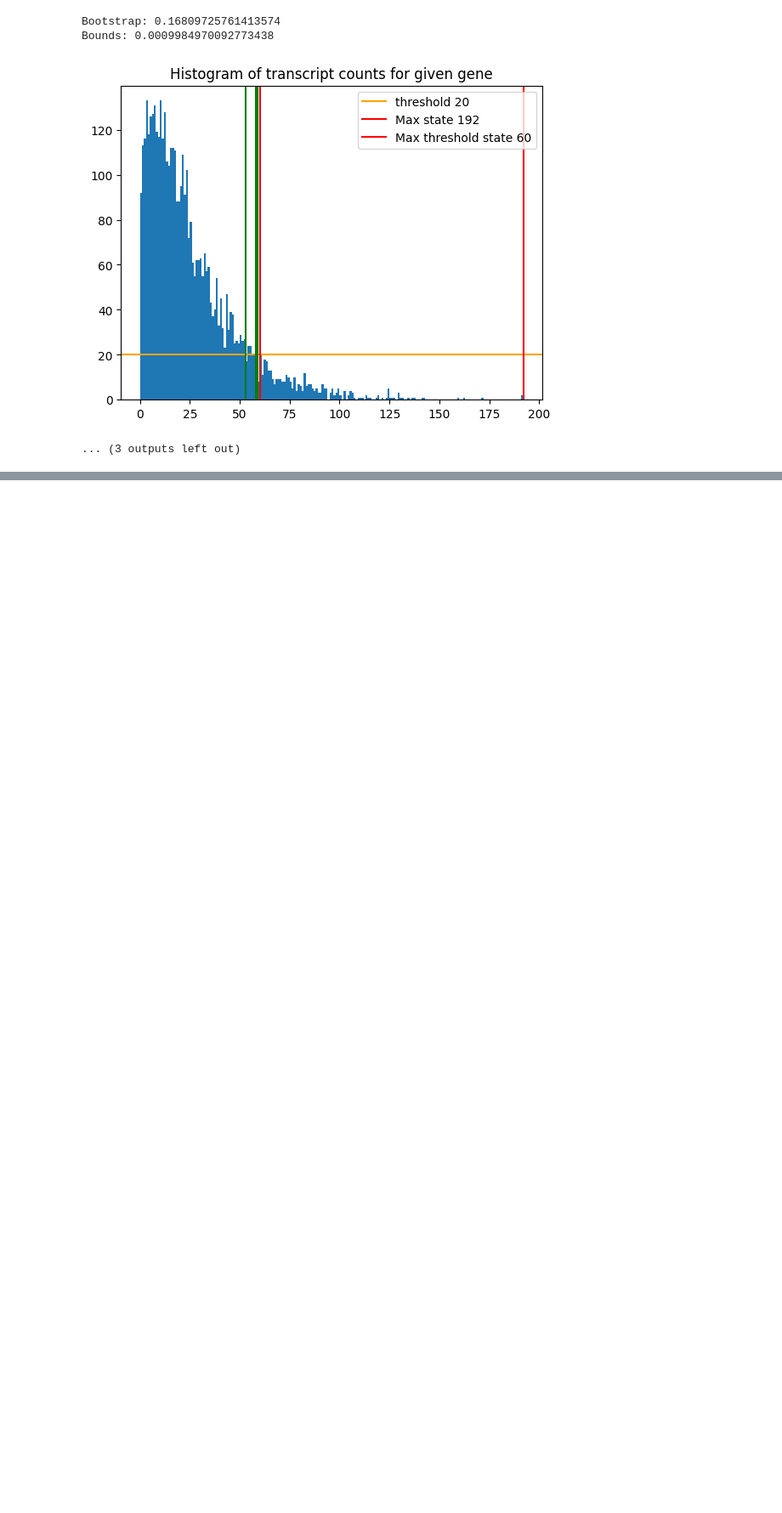
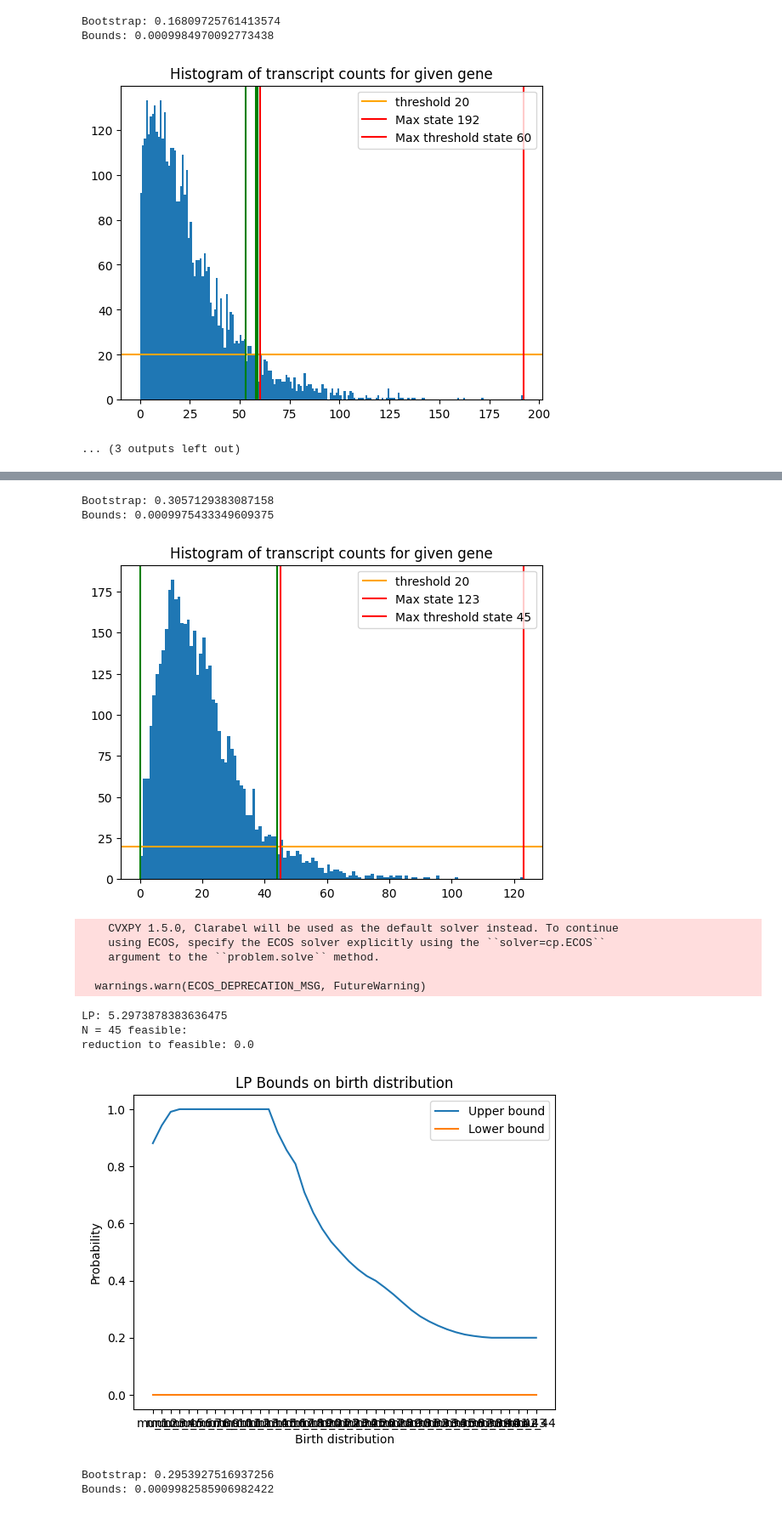
Before and after one commit to willjgh/M4R, a Jupyter notebook: upscaling_analysis.ipynb, the cells around one changed output, grey strips where cells are left out. Shown at 85% size. Cells and saved outputs as stored; diff of their text form; code cells hidden in the pictures; blank space fills up the shorter version.

Commit message:
Tested optimised warm start linear program code

```diff
--- a/upscaling_analysis.ipynb
+++ b/upscaling_analysis.ipynb
@@ -857,0 +868,39 @@ Bounds: 0.0009984970092773438
+# %%
+# create LP
+
+# variables
+x = cv.Variable()
+y = cv.Variable()
+
+# constraints
+constraints = [
+    2 * x + y <= 1,
+    x + 2 * y <= 1
+]
+
+# objective
+lam = cv.Parameter(2)
+objective = cv.Maximize(lam @ cv.vstack([x, y]))
+
+# Program
+prob = cv.Problem(objective, constraints)
+
+# set parameter value
+lam.value = [1, 1]
+
+# solve
+s1 = time.time()
+answer = prob.solve()
+e1 = time.time()
+print(f"Value: {prob.value}, x = {x.value}, y = {y.value}")
+print(f"Time = {e1 - s1}")
+
+# change parameter value
+lam.value = [2, 2]
+
+# re-solve
+s2 = time.time()
+answer = prob.solve(warm_start=True)
+e2 = time.time()
+print(f"Value: {prob.value}, x = {x.value}, y = {y.value}")
+print(f"Time = {e2 - s2}")
@@ -857,0 +1146,19 @@ Bounds: 0.0009984970092773438
+# %%
+sample = data_PS.iloc[1483]
+sol_new = bound_sample_refined_optim(sample, threshold=20)
+sol__old = bound_sample_refined(sample, threshold=20)
+# %% [output]
+Bootstrap: 0.3057129383087158
+Bounds: 0.0009975433349609375
+[figure, added]
+    CVXPY 1.5.0, Clarabel will be used as the default solver instead. To continue
+    using ECOS, specify the ECOS solver explicitly using the ``solver=cp.ECOS``
+    argument to the ``problem.solve`` method.
+
+  warnings.warn(ECOS_DEPRECATION_MSG, FutureWarning)
+LP: 5.2973878383636475
+N = 45 feasible:
+reduction to feasible: 0.0
+[figure, added]
+Bootstrap: 0.2953927516937256
+Bounds: 0.0009982585906982422
```
Also changed, not shown: parts of 9 cells of this notebook.
